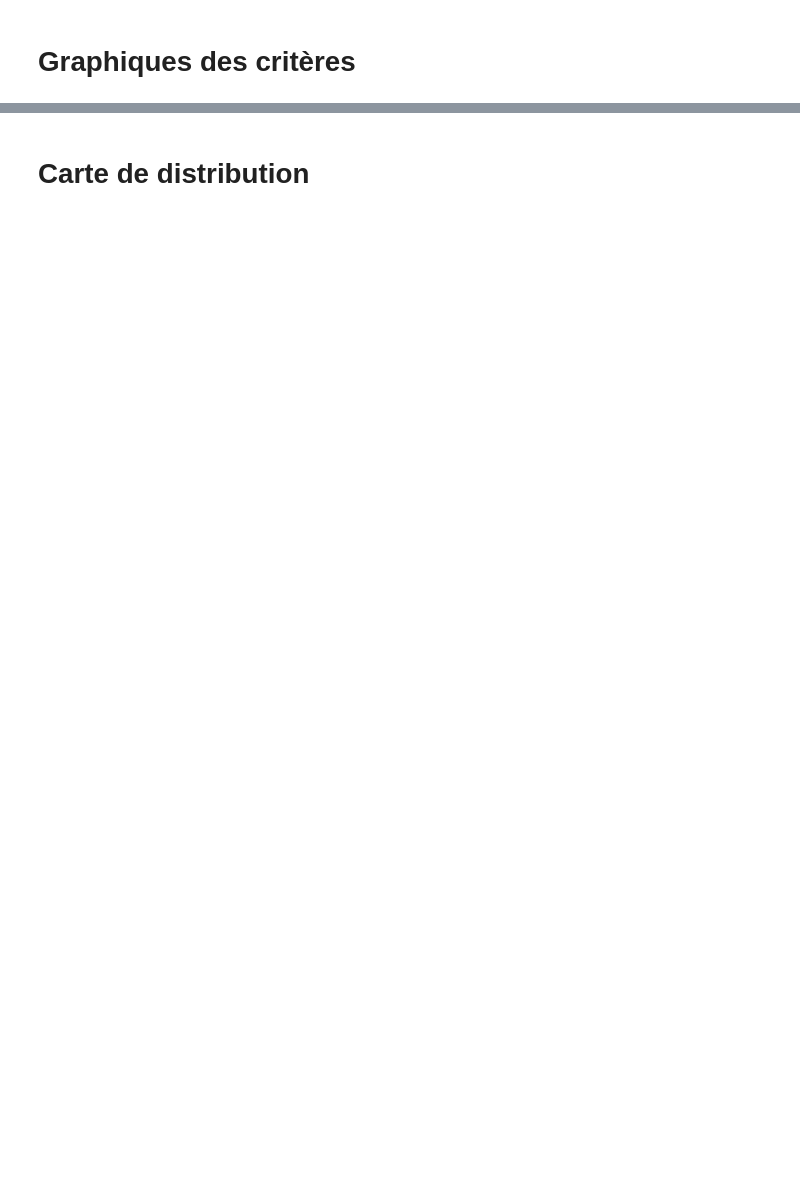
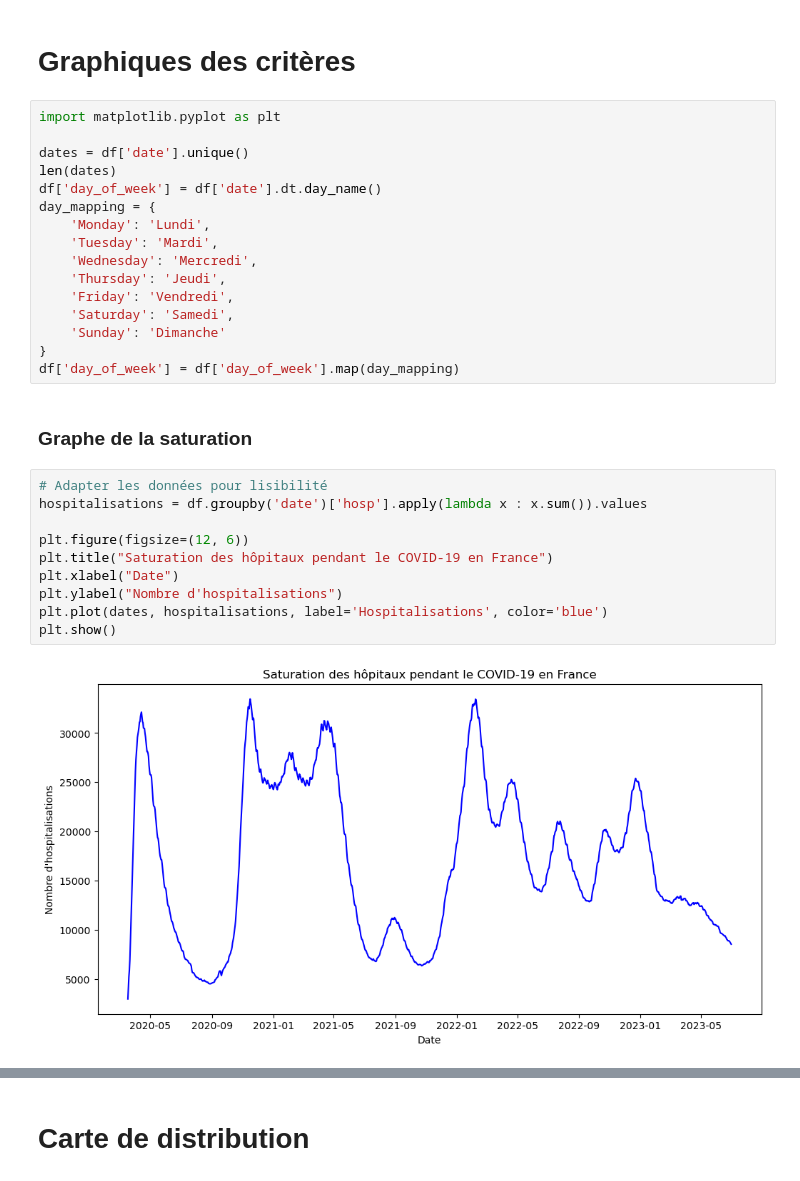
Before and after one commit to Mouadzouadi/Projet_Covid, a Jupyter notebook: Analyse_Covid.ipynb, the cells around one changed output, grey strips where cells are left out. Drawn from its saved outputs; the diff is of its cells as text; blank space fills up the shorter version.

Commit message:
Create Graph and last KPI

```diff
--- a/Analyse_Covid.ipynb
+++ b/Analyse_Covid.ipynb
@@ -76,2 +82,32 @@ Taux moyen d'un dépistage positive sur la période du COVID
 # %% [markdown]
 # Graphiques des critères
+# %%
+import matplotlib.pyplot as plt
+
+dates = df['date'].unique()
+len(dates)
+df['day_of_week'] = df['date'].dt.day_name()
+day_mapping = {
+    'Monday': 'Lundi',
+    'Tuesday': 'Mardi',
+    'Wednesday': 'Mercredi',
+    'Thursday': 'Jeudi',
+    'Friday': 'Vendredi',
+    'Saturday': 'Samedi',
+    'Sunday': 'Dimanche'
+}
+df['day_of_week'] = df['day_of_week'].map(day_mapping)
+# %% [markdown]
+### Graphe de la saturation
+# %%
+# Adapter les données pour lisibilité
+hospitalisations = df.groupby('date')['hosp'].apply(lambda x : x.sum()).values
+
+plt.figure(figsize=(12, 6))
+plt.title("Saturation des hôpitaux pendant le COVID-19 en France")
+plt.xlabel("Date")
+plt.ylabel("Nombre d'hospitalisations")
+plt.plot(dates, hospitalisations, label='Hospitalisations', color='blue')
+plt.show()
+# %% [output]
+[figure, added]
```
Also changed, not shown: parts of 3 cells of this notebook.
